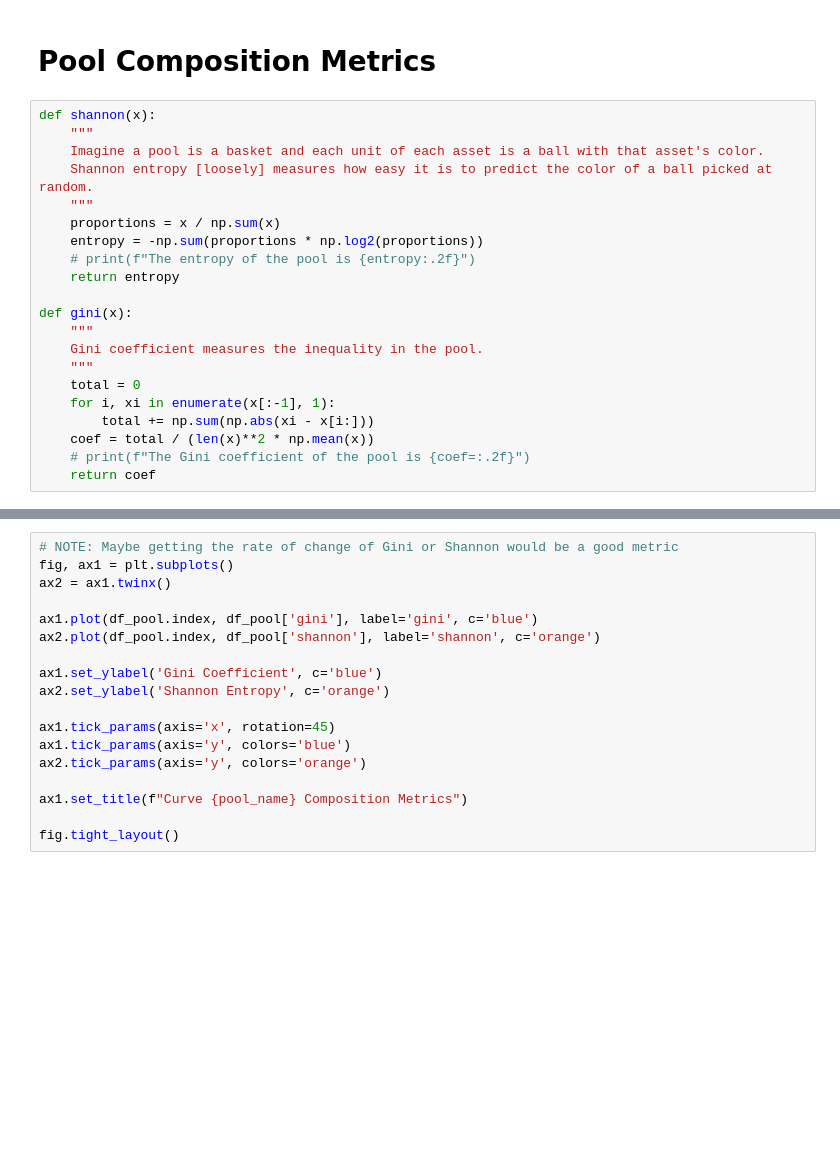
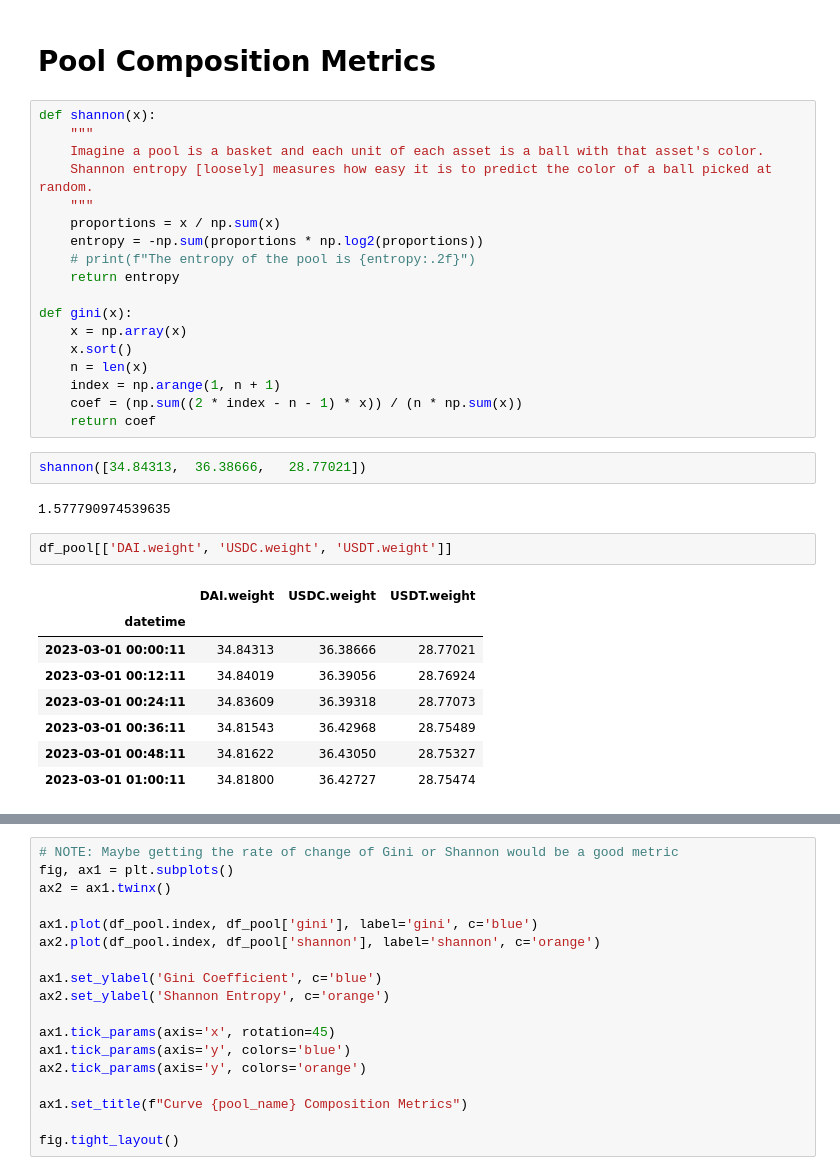
Before and after one commit to xenophonlabs/curve-lp-metrics, a Jupyter notebook: old/explore.ipynb, the cells around one changed output, grey strips where cells are left out. Drawn from its saved outputs; the diff is of its cells as text; blank space fills up the shorter version.

```diff
--- a/old/explore.ipynb
+++ b/old/explore.ipynb
@@ -172,12 +170,24 @@ def shannon(x):
     return entropy
 
 def gini(x):
-    """
-    Gini coefficient measures the inequality in the pool.
-    """
-    total = 0
-    for i, xi in enumerate(x[:-1], 1):
-        total += np.sum(np.abs(xi - x[i:]))
-    coef = total / (len(x)**2 * np.mean(x))
-    # print(f"The Gini coefficient of the pool is {coef=:.2f}")
+    x = np.array(x)
+    x.sort()
+    n = len(x)
+    index = np.arange(1, n + 1)
+    coef = (np.sum((2 * index - n - 1) * x)) / (n * np.sum(x))
     return coef
+# %%
+shannon([34.84313,	36.38666,	28.77021])
+# %% [output]
+1.577790974539635
+# %%
+df_pool[['DAI.weight', 'USDC.weight', 'USDT.weight']]
+# %% [output]
+|  | DAI.weight | USDC.weight | USDT.weight |
+| datetime |  |  |  |
+| 2023-03-01 00:00:11 | 34.84313 | 36.38666 | 28.77021 |
+| 2023-03-01 00:12:11 | 34.84019 | 36.39056 | 28.76924 |
+| 2023-03-01 00:24:11 | 34.83609 | 36.39318 | 28.77073 |
+| 2023-03-01 00:36:11 | 34.81543 | 36.42968 | 28.75489 |
+| 2023-03-01 00:48:11 | 34.81622 | 36.43050 | 28.75327 |
+| 2023-03-01 01:00:11 | 34.81800 | 36.42727 | 28.75474 |
```
Also changed, not shown: parts of 5 cells of this notebook, 6 other files.
